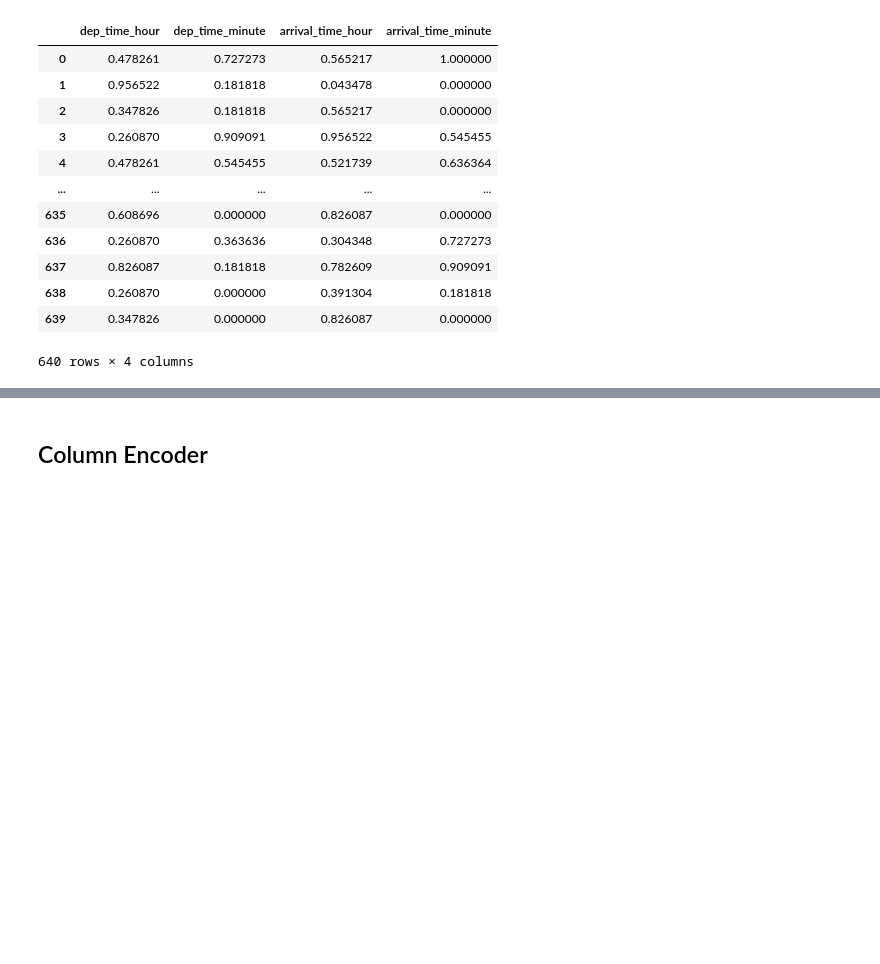
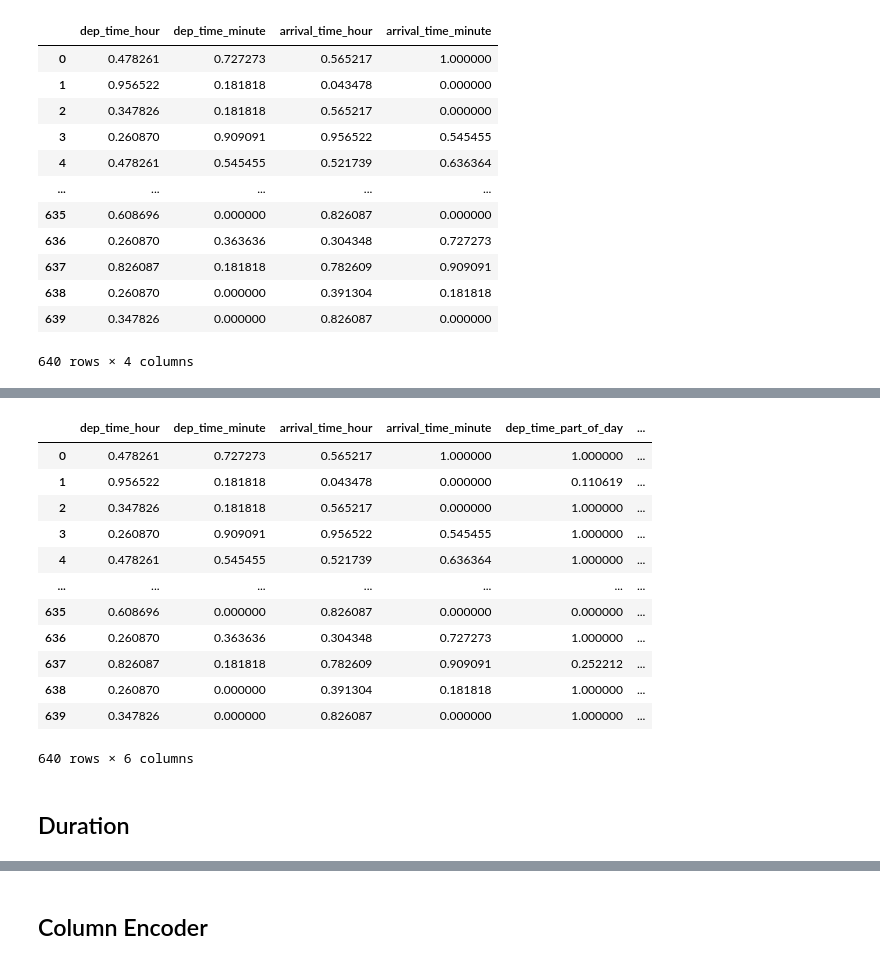
Before and after one commit to OptimisedLEarning/SAGEMAKER_Flight_price-_prediction, a Jupyter notebook: notebook/feature_engg.ipynb, the cells around one changed output, grey strips where cells are left out. Cells and saved outputs as stored; diff of their text form; code cells hidden in the pictures; blank space fills up the shorter version.

Commit message:
Feature engineering done part 1

```diff
--- a/notebook/feature_engg.ipynb
+++ b/notebook/feature_engg.ipynb
@@ -407,16 +420,17 @@ def  part_of_day(x,morning=4,noon=12 ,eve=16,night=20):
         x_temp
         .assign(**{
             f"{col}_part_of_day": np.select(
-                [x_temp.loc[:col].betweeen(morning , noon, inclusive="left"),
-                x_temp.loc[:col].betweeen(noon, eve , inclusive="left"),
-                x_temp.loc[:col].betweeen(eve,night,inclusive="left")],
+                [x_temp.loc[:,col].between(morning , noon, inclusive="left"),
+                x_temp.loc[:,col].between(noon, eve , inclusive="left"),
+                x_temp.loc[:,col].between(eve,night,inclusive="left")],
 
-                ["morning","noon","evening"],
+                ["morning","afternoon","evening"],
 
                 default="night"
             )
             for col in columns
         })
+        .drop(columns=columns)
     )
 
 FunctionTransformer(func=part_of_day).fit_transform(time_subset)
@@ -424,0 +451,7 @@ AttributeError: 'DataFrame' object has no attribute 'betweeen'
+# %%
+time_pipe2 = Pipeline(steps=[
+    ("part",FunctionTransformer(func=part_of_day)),
+    ("encoder",CountFrequencyEncoder()),
+    ("scaler",MinMaxScaler())
+])
+time_pipe2.fit_transform(time_subset)
@@ -424,0 +472,23 @@ AttributeError: 'DataFrame' object has no attribute 'betweeen'
+# %%
+time_transformer =FeatureUnion(transformer_list=[
+    ("part1",time_pipe1),
+    ("part2",time_pipe2)
+])
+
+time_transformer.fit_transform(time_subset)
+# %% [output]
+|  | dep_time_hour | dep_time_minute | arrival_time_hour | arrival_time_minute | dep_time_part_of_day | ... |
+| 0 | 0.478261 | 0.727273 | 0.565217 | 1.000000 | 1.000000 | ... |
+| 1 | 0.956522 | 0.181818 | 0.043478 | 0.000000 | 0.110619 | ... |
+| 2 | 0.347826 | 0.181818 | 0.565217 | 0.000000 | 1.000000 | ... |
+| 3 | 0.260870 | 0.909091 | 0.956522 | 0.545455 | 1.000000 | ... |
+| 4 | 0.478261 | 0.545455 | 0.521739 | 0.636364 | 1.000000 | ... |
+| ... | ... | ... | ... | ... | ... | ... |
+| 635 | 0.608696 | 0.000000 | 0.826087 | 0.000000 | 0.000000 | ... |
+| 636 | 0.260870 | 0.363636 | 0.304348 | 0.727273 | 1.000000 | ... |
+| 637 | 0.826087 | 0.181818 | 0.782609 | 0.909091 | 0.252212 | ... |
+| 638 | 0.260870 | 0.000000 | 0.391304 | 0.181818 | 1.000000 | ... |
+| 639 | 0.347826 | 0.000000 | 0.826087 | 0.000000 | 1.000000 | ... |
+640 rows × 6 columns
+# %% [markdown]
+## Duration
```
Also changed, not shown: parts of 28 cells of this notebook.
